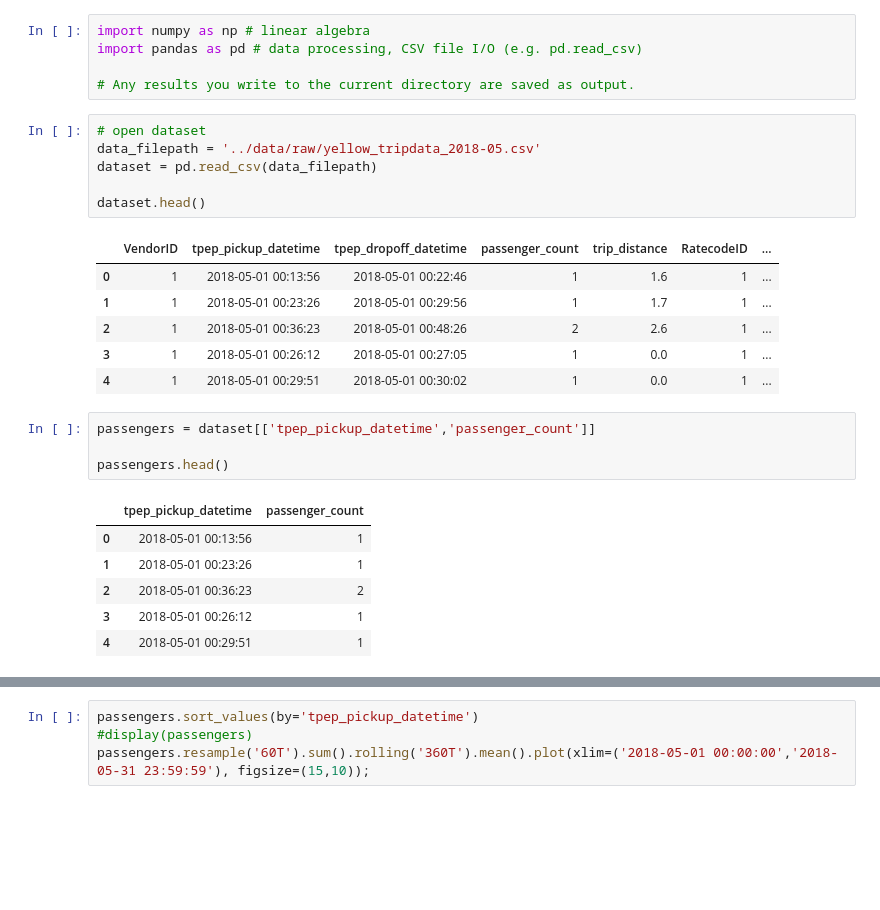
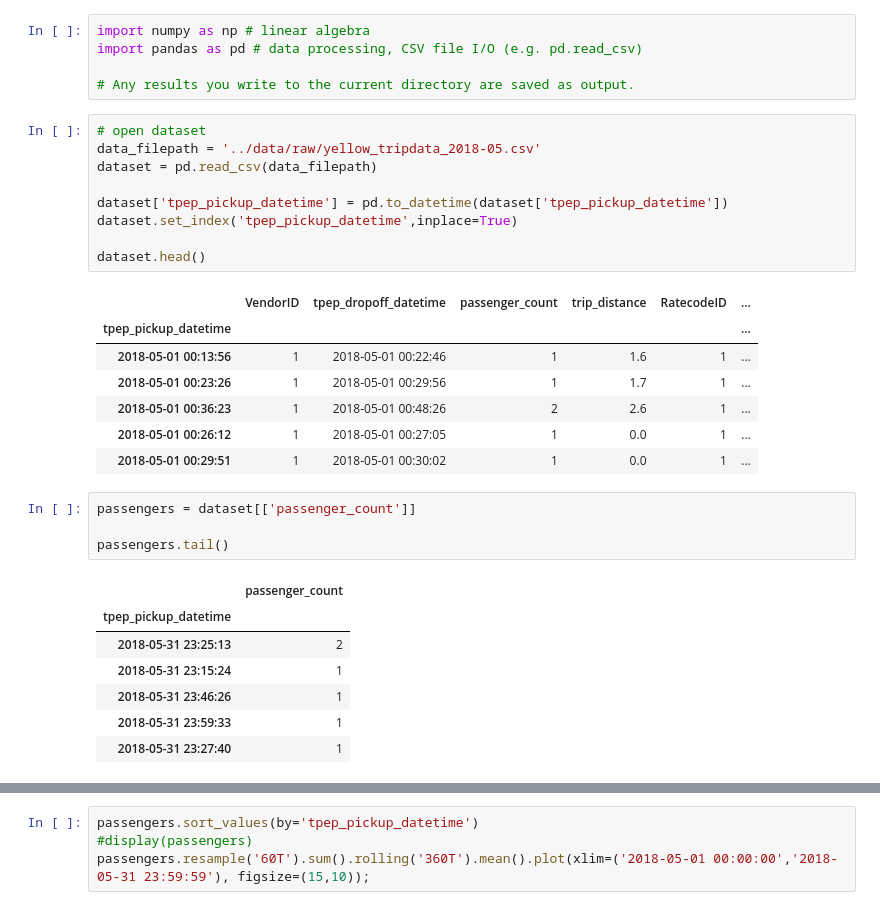
Before and after one commit to AshwathSalimath/amazon-lab, a Jupyter notebook: notebooks/Analysis.ipynb, the cells around one changed output, grey strips where cells are left out. Saved outputs shown, nothing was run; the diff lists cells and outputs as text; blank space fills up the shorter version.

```diff
--- a/notebooks/Analysis.ipynb
+++ b/notebooks/Analysis.ipynb
@@ -6,24 +6,29 @@ import pandas as pd # data processing, CSV file I/O (e.g. pd.read_csv)
 # %%
 # open dataset
 data_filepath = '../data/raw/yellow_tripdata_2018-05.csv'
 dataset = pd.read_csv(data_filepath)
 
+dataset['tpep_pickup_datetime'] = pd.to_datetime(dataset['tpep_pickup_datetime'])
+dataset.set_index('tpep_pickup_datetime',inplace=True)
+
 dataset.head()
 # %% [output]
-|  | VendorID | tpep_pickup_datetime | tpep_dropoff_datetime | passenger_count | trip_distance | RatecodeID | ... |
-| 0 | 1 | 2018-05-01 00:13:56 | 2018-05-01 00:22:46 | 1 | 1.6 | 1 | ... |
-| 1 | 1 | 2018-05-01 00:23:26 | 2018-05-01 00:29:56 | 1 | 1.7 | 1 | ... |
-| 2 | 1 | 2018-05-01 00:36:23 | 2018-05-01 00:48:26 | 2 | 2.6 | 1 | ... |
-| 3 | 1 | 2018-05-01 00:26:12 | 2018-05-01 00:27:05 | 1 | 0.0 | 1 | ... |
-| 4 | 1 | 2018-05-01 00:29:51 | 2018-05-01 00:30:02 | 1 | 0.0 | 1 | ... |
+|  | VendorID | tpep_dropoff_datetime | passenger_count | trip_distance | RatecodeID | ... |
+| tpep_pickup_datetime |  |  |  |  |  | ... |
+| 2018-05-01 00:13:56 | 1 | 2018-05-01 00:22:46 | 1 | 1.6 | 1 | ... |
+| 2018-05-01 00:23:26 | 1 | 2018-05-01 00:29:56 | 1 | 1.7 | 1 | ... |
+| 2018-05-01 00:36:23 | 1 | 2018-05-01 00:48:26 | 2 | 2.6 | 1 | ... |
+| 2018-05-01 00:26:12 | 1 | 2018-05-01 00:27:05 | 1 | 0.0 | 1 | ... |
+| 2018-05-01 00:29:51 | 1 | 2018-05-01 00:30:02 | 1 | 0.0 | 1 | ... |
 # %%
-passengers = dataset[['tpep_pickup_datetime','passenger_count']]
+passengers = dataset[['passenger_count']]
 
-passengers.head()
+passengers.tail()
 # %% [output]
-|  | tpep_pickup_datetime | passenger_count |
-| 0 | 2018-05-01 00:13:56 | 1 |
-| 1 | 2018-05-01 00:23:26 | 1 |
-| 2 | 2018-05-01 00:36:23 | 2 |
-| 3 | 2018-05-01 00:26:12 | 1 |
-| 4 | 2018-05-01 00:29:51 | 1 |
+|  | passenger_count |
+| tpep_pickup_datetime |  |
+| 2018-05-31 23:25:13 | 2 |
+| 2018-05-31 23:15:24 | 1 |
+| 2018-05-31 23:46:26 | 1 |
+| 2018-05-31 23:59:33 | 1 |
+| 2018-05-31 23:27:40 | 1 |
```
Also changed, not shown: parts of 6 cells of this notebook.
